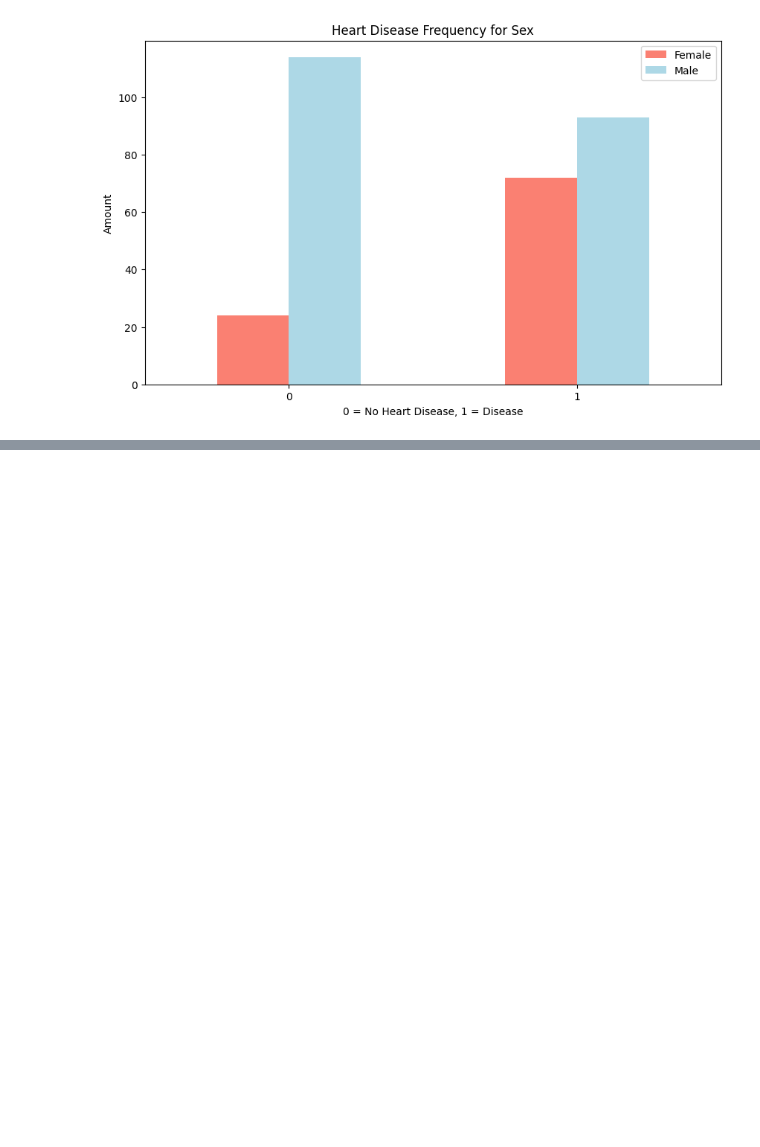
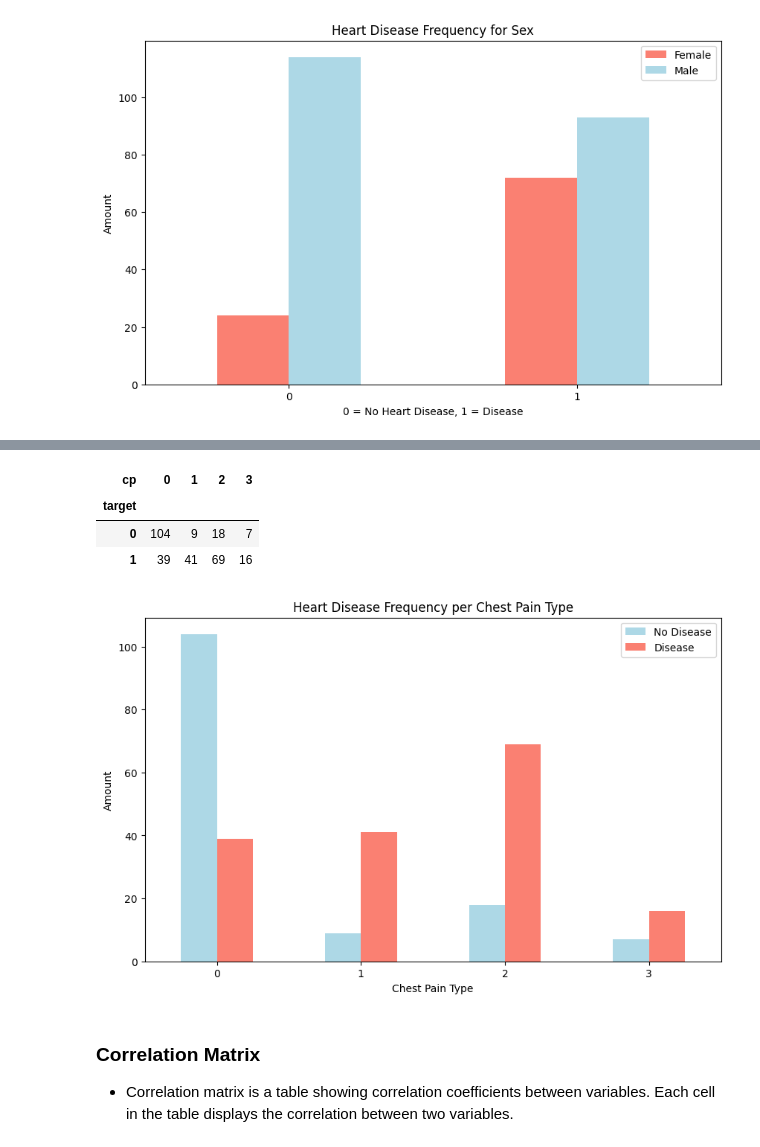
Before and after one commit to ekiremitci-97/heart-disease-clasification-project, a Jupyter notebook: cls_project.ipynb, the cells around one changed output, grey strips where cells are left out. Cells and saved outputs as stored; diff of their text form; code cells hidden in the pictures; blank space fills up the shorter version.

```diff
--- a/cls_project.ipynb
+++ b/cls_project.ipynb
@@ -198,0 +235,25 @@ plt.xticks(rotation=0);
+# %%
+pd.crosstab(df.target, df.cp)
+# %% [output]
+| cp | 0 | 1 | 2 | 3 |
+| target |  |  |  |  |
+| 0 | 104 | 9 | 18 | 7 |
+| 1 | 39 | 41 | 69 | 16 |
+# %%
+# Make the crosstabs more visual
+pd.crosstab(df.cp, df.target).plot(kind="bar",
+                                   figsize=(10,6),
+                                   color=["lightblue", "salmon"])
+
+#add some communication to the plot
+plt.title("Heart Disease Frequency per Chest Pain Type")
+plt.xlabel("Chest Pain Type")
+plt.ylabel("Amount")
+plt.legend(["No Disease", "Disease"])
+plt.xticks(rotation=0);
+# %% [output]
+[figure, added]
+# %% [markdown]
+### Correlation Matrix
+
+* Correlation matrix is a table showing correlation coefficients between variables. Each cell in the table displays the correlation between two variables.
```
Also changed, not shown: parts of 38 cells of this notebook.
